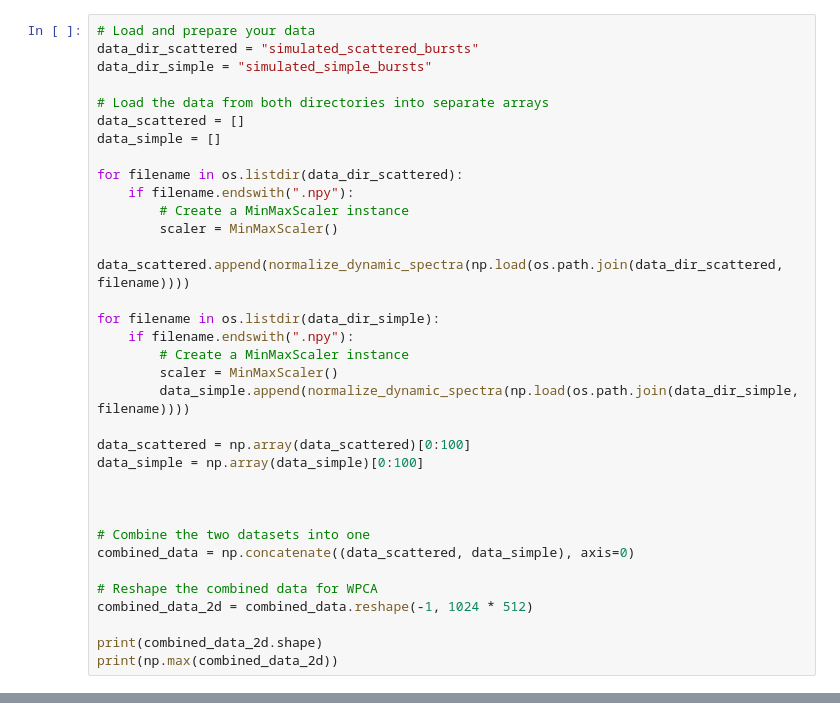
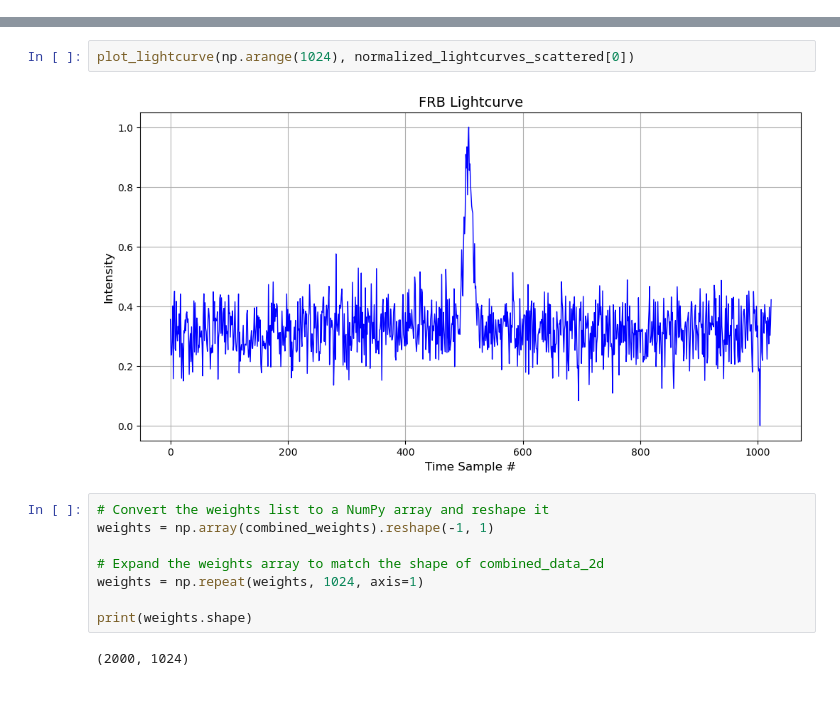
Before and after one commit to SRON-API-DataMagic/Rep_Learn_FRB, a Jupyter notebook: WPCA.ipynb, the cells around one changed output, grey strips where cells are left out. Saved outputs shown, nothing was run; the diff lists cells and outputs as text.

Commit message:
wpca works on lightcurves

```diff
--- a/WPCA.ipynb
+++ b/WPCA.ipynb
@@ -29,34 +28,0 @@ def normalize_dynamic_spectra(dynamic_spectra):
-# %%
-# Load and prepare your data
-data_dir_scattered = "simulated_scattered_bursts"
-data_dir_simple = "simulated_simple_bursts"
-
-# Load the data from both directories into separate arrays
-data_scattered = []
-data_simple = []
-
-for filename in os.listdir(data_dir_scattered):
-    if filename.endswith(".npy"):
-        # Create a MinMaxScaler instance
-        scaler = MinMaxScaler()
-        data_scattered.append(normalize_dynamic_spectra(np.load(os.path.join(data_dir_scattered, filename))))
-
-for filename in os.listdir(data_dir_simple):
-    if filename.endswith(".npy"):
-        # Create a MinMaxScaler instance
-        scaler = MinMaxScaler()
-        data_simple.append(normalize_dynamic_spectra(np.load(os.path.join(data_dir_simple, filename))))
-
-data_scattered = np.array(data_scattered)[0:100]
-data_simple = np.array(data_simple)[0:100]
-
-
-
-# Combine the two datasets into one
-combined_data = np.concatenate((data_scattered, data_simple), axis=0)
-
-# Reshape the combined data for WPCA
-combined_data_2d = combined_data.reshape(-1, 1024 * 512)
-
-print(combined_data_2d.shape)
-print(np.max(combined_data_2d))
@@ -128,3 +91,17 @@ for i in noise_regions:
+# %%
+plot_lightcurve(np.arange(1024), normalized_lightcurves_scattered[0])
+# %% [output]
+[figure, added]
+# %%
+# Convert the weights list to a NumPy array and reshape it
+weights = np.array(combined_weights).reshape(-1, 1)
+
+# Expand the weights array to match the shape of combined_data_2d
+weights = np.repeat(weights, 1024, axis=1)
+
+print(weights.shape)
+# %% [output]
+(2000, 1024)
 # %%
 # Create a WPCA instance and fit it to the data with weights
 wpca = WPCA(n_components=2)  # Number of principal components to keep
```
Also changed, not shown: parts of 11 cells of this notebook.
